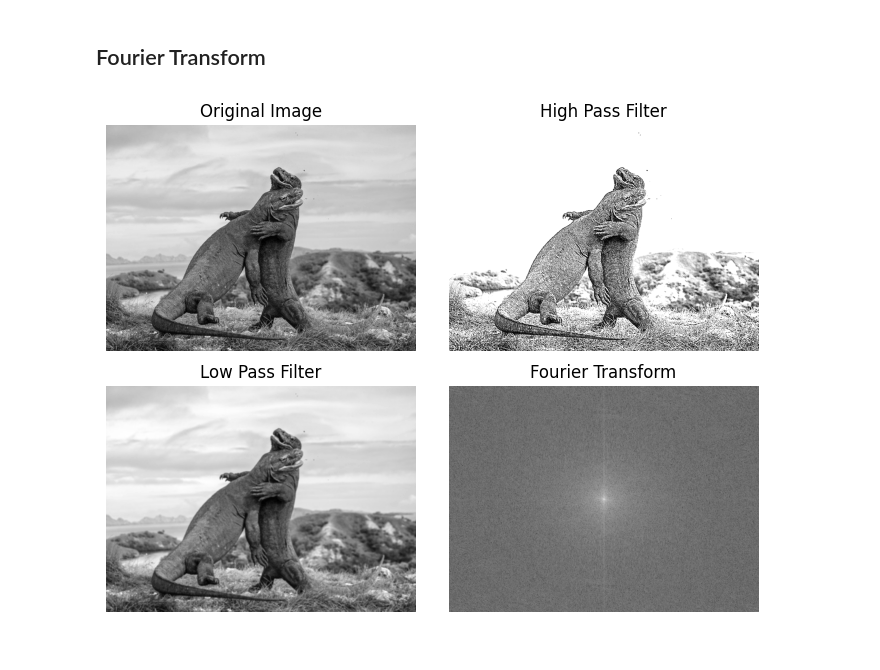
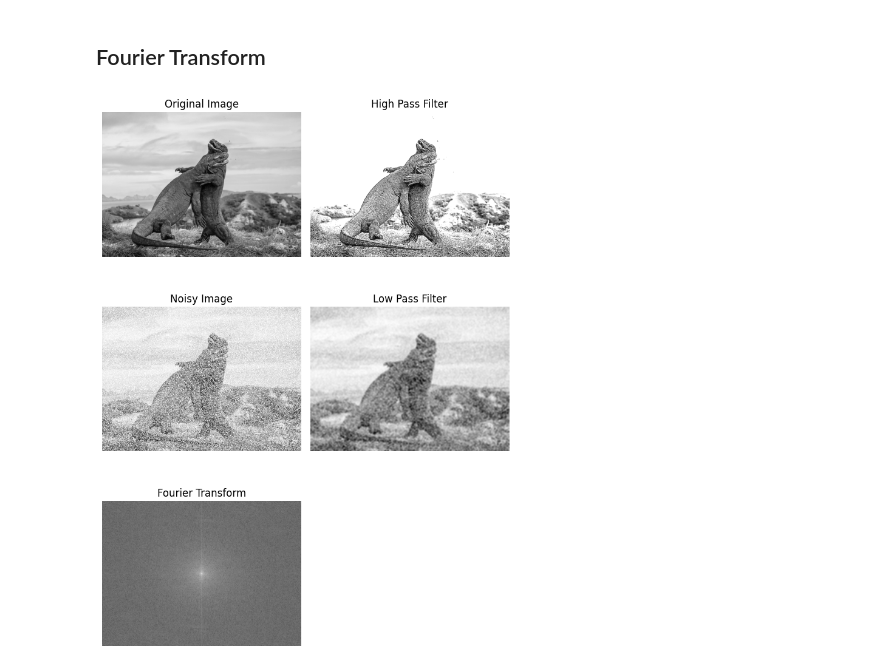
Before and after one commit to ashishyadav2/SSPublic, a Jupyter notebook: MV/MV_EXP_3.ipynb, the cells around one changed output. Saved outputs shown, nothing was run; the diff lists cells and outputs as text; code cells hidden in the pictures.

```diff
--- a/MV/MV_EXP_3.ipynb
+++ b/MV/MV_EXP_3.ipynb
@@ -33,10 +33,14 @@ high_pass_image = cv2.filter2D(image,-1,high_pass_filter)
 # %% [markdown]
 ## Low pass filter
 # %%
-n = 3
+n = 7
 total = n*n
 low_pass_filter = 1/total*np.ones((n,n))
-low_pass_image = cv2.filter2D(image,-1,low_pass_filter)
+mean = 0
+stddev = 5
+noise = np.random.normal(mean, stddev, image.shape).astype(np.uint8)
+noisy_image = cv2.add(image, noise)
+low_pass_image = cv2.filter2D(noisy_image,-1,low_pass_filter)
 # %% [markdown]
 ## Fourier Transform
 # %%
@@ -44,6 +48,6 @@ f_transform = np.fft.fft2(image)
 f_transform_shifted = np.fft.fftshift(f_transform)
 f_image = np.log(np.abs(f_transform_shifted)+1)
 # %%
-plot_img([image,high_pass_image,low_pass_image,f_image],['Original Image','High Pass Filter','Low Pass Filter','Fourier Transform'])
+plot_img([image,high_pass_image,noisy_image,low_pass_image,f_image],['Original Image','High Pass Filter','Noisy Image','Low Pass Filter','Fourier Transform'])
 # %% [output]
-[figure, old version]
+[figure, new version]
```
Also changed, not shown: 2 other files.
